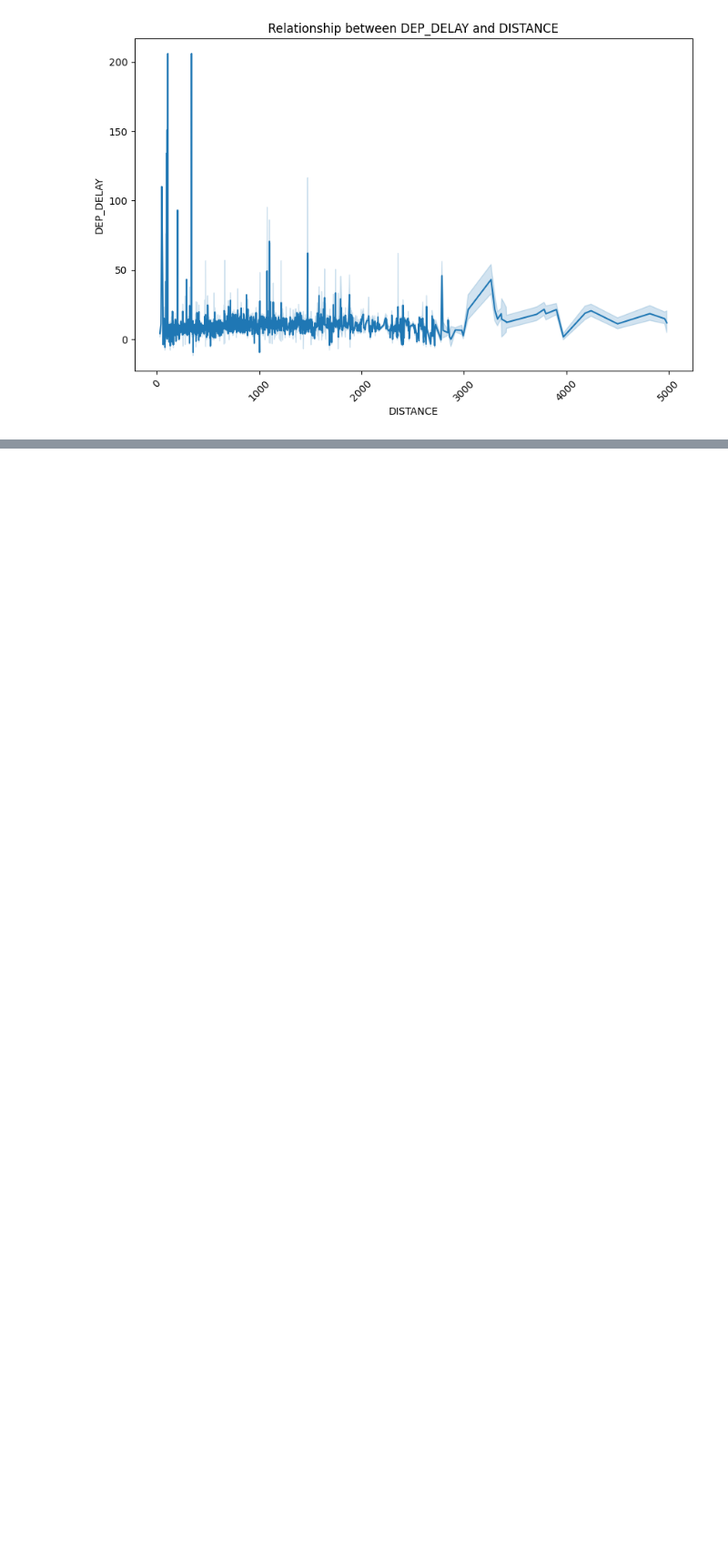
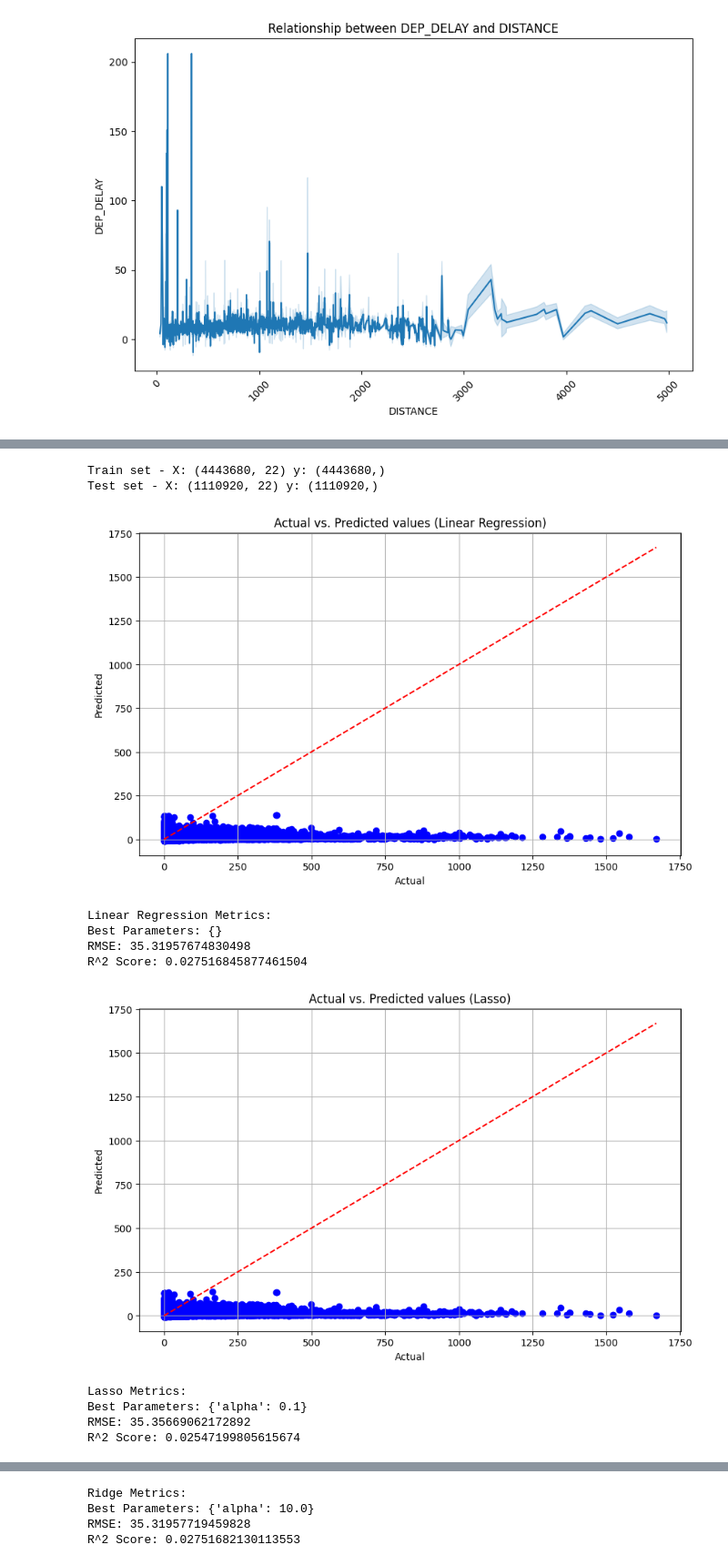
Before and after one commit to sk2003hw/Airline_Delay_and_Cancellation_Analysis, a Jupyter notebook: MATH509.ipynb, the cells around one changed output, grey strips where cells are left out. Shown at 91% size. Drawn from its saved outputs; the diff is of its cells as text; code cells hidden in the pictures; blank space fills up the shorter version.

Commit message:
Added code to test modelling

```diff
--- a/MATH509.ipynb
+++ b/MATH509.ipynb
@@ -735,0 +804,3 @@ for feature in features:
+# %%
+data = pd.read_csv("/content/drive/MyDrive/Colab Notebooks/df_final1.csv")
+data.head()
@@ -735,0 +885,30 @@ for feature in features:
+# %%
+data = data[(data['wspd'] != 'mean') | (data['tavg'] != 'mean') | (data['prcp'] != 'mean')]
+
+
+data['tavg'] = data['tavg'].astype(float)
+data['prcp'] = data['prcp'].astype(float)
+data['wspd'] = data['wspd'].astype(float)
+# %%
+X = data.drop(columns=['DEP_DELAY'])
+y = data['DEP_DELAY']
+train_X1, test_X1, train_y1, test_y1 = train_test_split(X, y, test_size=0.2, random_state=42)
+
+print("Train set - X:", train_X1.shape, "y:", train_y1.shape)
+print("Test set - X:", test_X1.shape, "y:", test_y1.shape)
+# %% [output]
+Train set - X: (4443680, 22) y: (4443680,)
+Test set - X: (1110920, 22) y: (1110920,)
+# %%
+run_regression_models(train_X1, train_y1, test_X1, test_y1)
+# %% [output]
+[figure, added]
+Linear Regression Metrics:
+Best Parameters: {}
+RMSE: 35.31957674830498
+R^2 Score: 0.027516845877461504
+[figure, added]
+Lasso Metrics:
+Best Parameters: {'alpha': 0.1}
+RMSE: 35.35669062172892
+R^2 Score: 0.02547199805615674
@@ -735,0 +916,4 @@ for feature in features:
+Ridge Metrics:
+Best Parameters: {'alpha': 10.0}
+RMSE: 35.31957719459828
+R^2 Score: 0.02751682130113553
```
Also changed, not shown: parts of 19 cells of this notebook.
